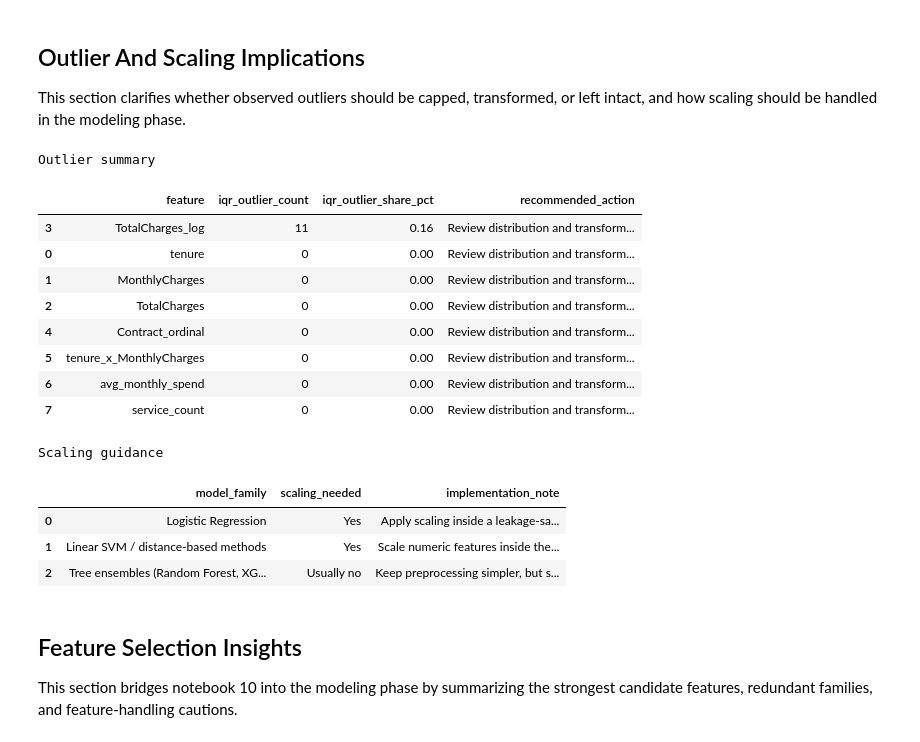
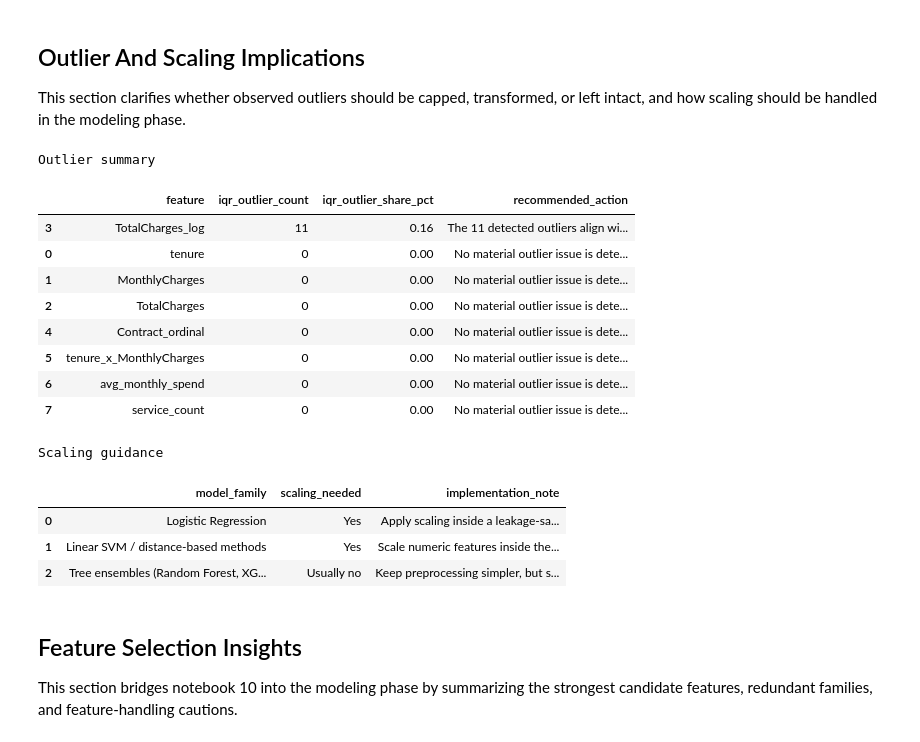
Before and after one commit to mmubashir95/Telco-Customer-Churn, a Jupyter notebook: notebooks/11_eda_insights.ipynb, the cells around one changed output. Drawn from its saved outputs; the diff is of its cells as text; code cells hidden in the pictures.

Commit message:
replace placeholder insights and improve outlier notes

```diff
--- a/notebooks/11_eda_insights.ipynb
+++ b/notebooks/11_eda_insights.ipynb
@@ -512,48 +518,61 @@ for column in continuous_numeric_features:
     lower_bound = q1 - 1.5 * iqr
     upper_bound = q3 + 1.5 * iqr
     outlier_count = int(((df[column] < lower_bound) | (df[column] > upper_bound)).sum())
+    if column == "TotalCharges_log":
+        recommended_action = (
+            "The 11 detected outliers align with the tenure = 0 new-customer records already documented during cleaning. "
+            "They are expected edge cases and should be retained rather than capped or removed."
+        )
+    elif outlier_count == 0:
+        recommended_action = (
+            "No material outlier issue is detected under the IQR rule; keep the feature as-is and handle scaling only inside the modeling pipeline if needed."
+        )
+    else:
+        recommended_action = (
+            "Review the distribution during modeling, but avoid automatic capping unless later diagnostics suggest these values behave like data errors rather than valid customer behavior."
+        )
     outlier_rows.append(
         {
             "feature": column,
             "iqr_outlier_count": outlier_count,
             "iqr_outlier_share_pct": round(outlier_count / len(df) * 100, 2),
-            "recommended_action": "Review distribution and transform if needed; do not cap automatically if values reflect real customer behavior.",
+            "recommended_action": recommended_action,
         }
     )
 
 outlier_summary_df = pd.DataFrame(outlier_rows).sort_values("iqr_outlier_share_pct", ascending=False)
 
 scaling_guidance_df = pd.DataFrame(
     {
         "model_family": [
             "Logistic Regression",
             "Linear SVM / distance-based methods",
             "Tree ensembles (Random Forest, XGBoost, LightGBM)",
         ],
         "scaling_needed": ["Yes", "Yes", "Usually no"],
         "implementation_note": [
             "Apply scaling inside a leakage-safe sklearn pipeline.",
             "Scale numeric features inside the training pipeline only.",
             "Keep preprocessing simpler, but still encode categories consistently.",
         ],
     }
 )
 
 print("Outlier summary")
 display(outlier_summary_df)
 print("\nScaling guidance")
 display(scaling_guidance_df)
 # %% [output]
 Outlier summary
 |  | feature | iqr_outlier_count | iqr_outlier_share_pct | recommended_action |
-| 3 | TotalCharges_log | 11 | 0.16 | Review distribution and transform... |
-| 0 | tenure | 0 | 0.00 | Review distribution and transform... |
-| 1 | MonthlyCharges | 0 | 0.00 | Review distribution and transform... |
-| 2 | TotalCharges | 0 | 0.00 | Review distribution and transform... |
-| 4 | Contract_ordinal | 0 | 0.00 | Review distribution and transform... |
-| 5 | tenure_x_MonthlyCharges | 0 | 0.00 | Review distribution and transform... |
-| 6 | avg_monthly_spend | 0 | 0.00 | Review distribution and transform... |
-| 7 | service_count | 0 | 0.00 | Review distribution and transform... |
+| 3 | TotalCharges_log | 11 | 0.16 | The 11 detected outliers align wi... |
+| 0 | tenure | 0 | 0.00 | No material outlier issue is dete... |
+| 1 | MonthlyCharges | 0 | 0.00 | No material outlier issue is dete... |
+| 2 | TotalCharges | 0 | 0.00 | No material outlier issue is dete... |
+| 4 | Contract_ordinal | 0 | 0.00 | No material outlier issue is dete... |
+| 5 | tenure_x_MonthlyCharges | 0 | 0.00 | No material outlier issue is dete... |
+| 6 | avg_monthly_spend | 0 | 0.00 | No material outlier issue is dete... |
+| 7 | service_count | 0 | 0.00 | No material outlier issue is dete... |
 Scaling guidance
 |  | model_family | scaling_needed | implementation_note |
 | 0 | Logistic Regression | Yes | Apply scaling inside a leakage-sa... |
```
Also changed, not shown: parts of 6 cells of this notebook.
